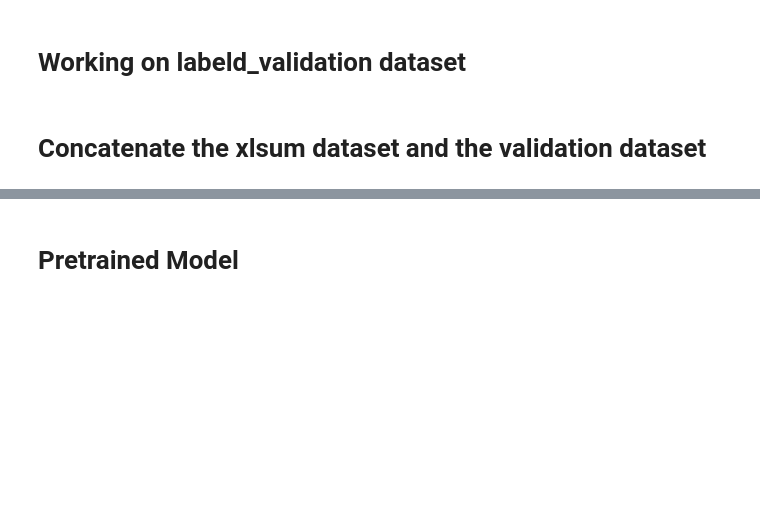
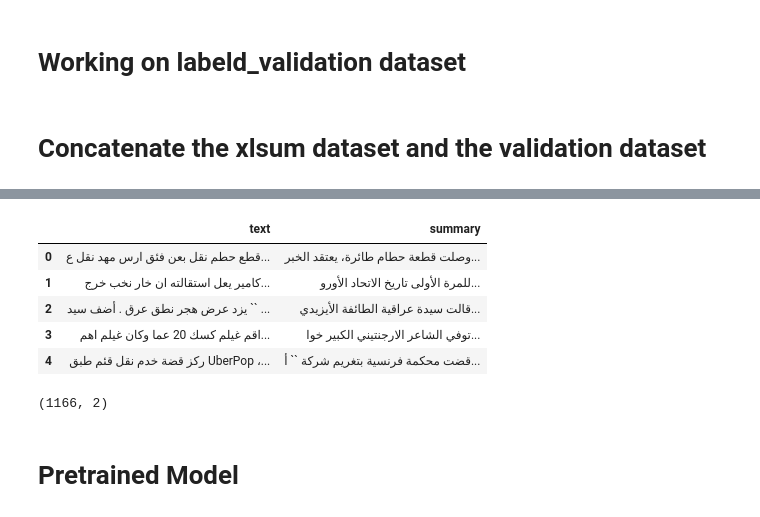
Before and after one commit to Mohieldin-Hammad/Arabic-Text-Summarization, a Jupyter notebook: code/Abstractive-summarization.ipynb, the cells around one changed output, grey strips where cells are left out. Cells and saved outputs as stored; diff of their text form; code cells hidden in the pictures; blank space fills up the shorter version.

```diff
--- a/code/Abstractive-summarization.ipynb
+++ b/code/Abstractive-summarization.ipynb
@@ -171,3 +365,29 @@ for i in range(5):
+# %%
+def get_sliced(df, percentage = 0.8, frac = 1, random_state = 123):
+    # Shuffle the DataFrame
+    shuffled_df = df.sample(frac=frac, random_state=random_state)
+
+    # Calculate the number of rows for the slice
+    slice_size = int(len(shuffled_df) * percentage)
+
+    # Slice the DataFrame
+    sliced_df = shuffled_df[:slice_size]
+    return sliced_df.reset_index(drop=True)
+# %%
+sliced_df = get_sliced(concatenated_df, 0.04)
+# %%
+sliced_df.head()
+# %% [output]
+|  | text | summary |
+| 0 | قطع حطم نقل بعن فئق ارس مهد نقل ع... | وصلت قطعة حطام طائرة، يعتقد الخبر... |
+| 1 | كامير يعل استقالته ان خار نخب خرج... | للمرة الأولى تاريخ الاتحاد الأورو... |
+| 2 | يزد عرض هجر نطق عرق . أضف سيد `` ... | قالت سيدة عراقية الطائفة الأيزيدي... |
+| 3 | اقم غيلم كسك 20 عما وكان غيلم اهم... | توفي الشاعر الارجنتيني الكبير خوا... |
+| 4 | ركز قضة خدم نقل قئم طبق UberPop ،... | قضت محكمة فرنسية بتغريم شركة `` أ... |
+# %%
+sliced_df.shape
+# %% [output]
+(1166, 2)
 # %% [markdown]
 # Pretrained Model
 # %%
```
Also changed, not shown: parts of 28 cells of this notebook.
